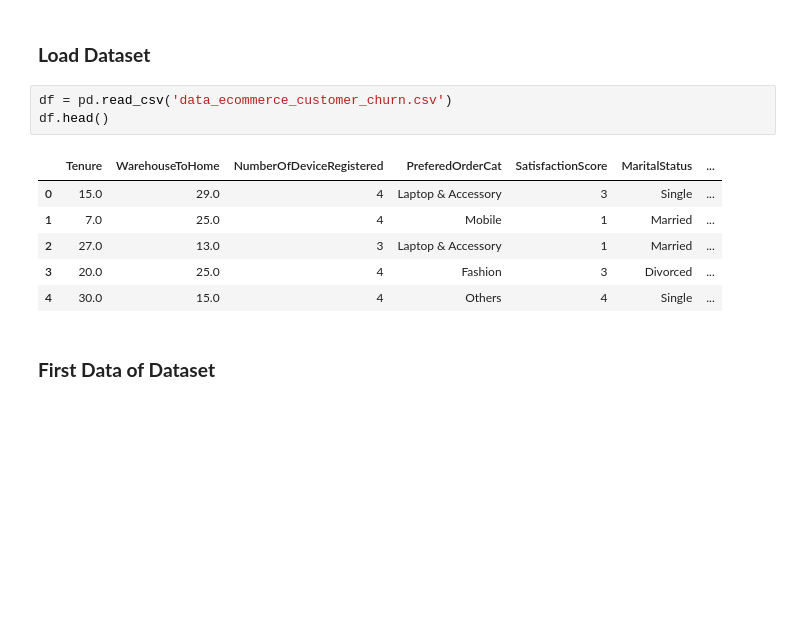
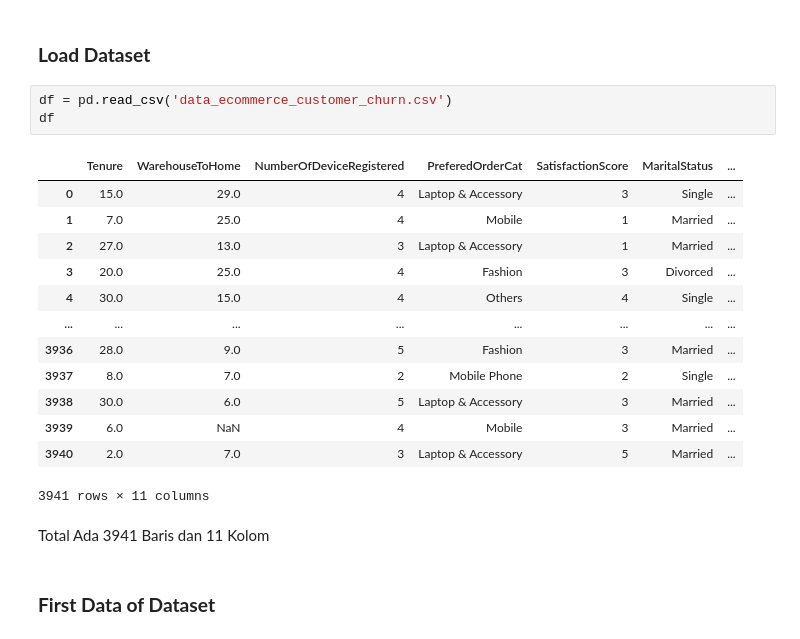
Before and after one commit to ariqr11/capstone3, a Jupyter notebook: ecommerce_churn.ipynb, the cells around one changed output. Cells and saved outputs as stored; diff of their text form; blank space fills up the shorter version.

```diff
--- a/ecommerce_churn.ipynb
+++ b/ecommerce_churn.ipynb
@@ -127,14 +127,23 @@ Using `tqdm.autonotebook.tqdm` in notebook mode. Use `tqdm.tqdm` instead to forc
 ### **Load Dataset**
 # %%
 df = pd.read_csv('data_ecommerce_customer_churn.csv')
-df.head()
+df
 # %% [output]
 |  | Tenure | WarehouseToHome | NumberOfDeviceRegistered | PreferedOrderCat | SatisfactionScore | MaritalStatus | ... |
 | 0 | 15.0 | 29.0 | 4 | Laptop & Accessory | 3 | Single | ... |
 | 1 | 7.0 | 25.0 | 4 | Mobile | 1 | Married | ... |
 | 2 | 27.0 | 13.0 | 3 | Laptop & Accessory | 1 | Married | ... |
 | 3 | 20.0 | 25.0 | 4 | Fashion | 3 | Divorced | ... |
 | 4 | 30.0 | 15.0 | 4 | Others | 4 | Single | ... |
+| ... | ... | ... | ... | ... | ... | ... | ... |
+| 3936 | 28.0 | 9.0 | 5 | Fashion | 3 | Married | ... |
+| 3937 | 8.0 | 7.0 | 2 | Mobile Phone | 2 | Single | ... |
+| 3938 | 30.0 | 6.0 | 5 | Laptop & Accessory | 3 | Married | ... |
+| 3939 | 6.0 | NaN | 4 | Mobile | 3 | Married | ... |
+| 3940 | 2.0 | 7.0 | 3 | Laptop & Accessory | 5 | Married | ... |
+3941 rows × 11 columns
+# %% [markdown]
+Total Ada 3941 Baris dan 11 Kolom
 # %% [markdown]
 ### **First Data of Dataset**
 # %%
```
Also changed, not shown: parts of 1 cell of this notebook.
